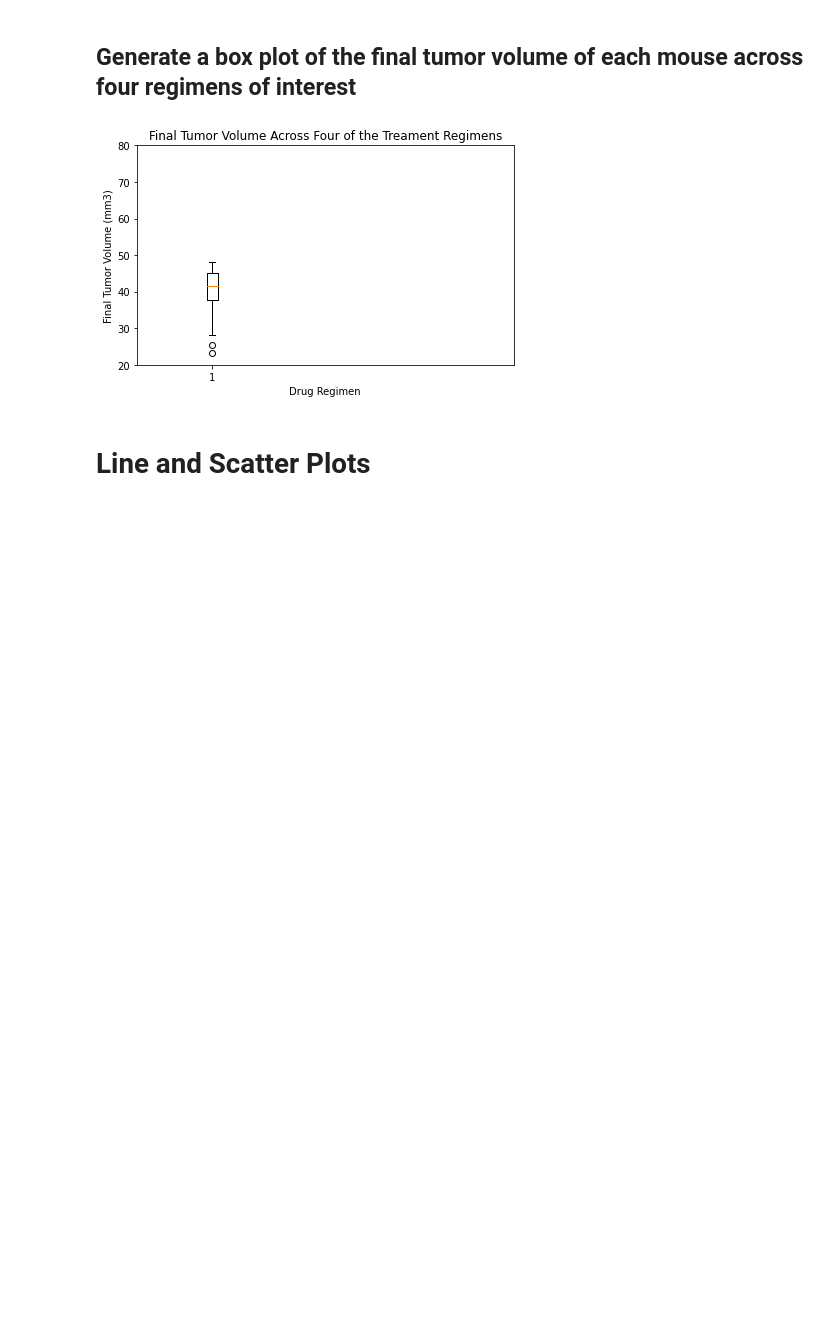
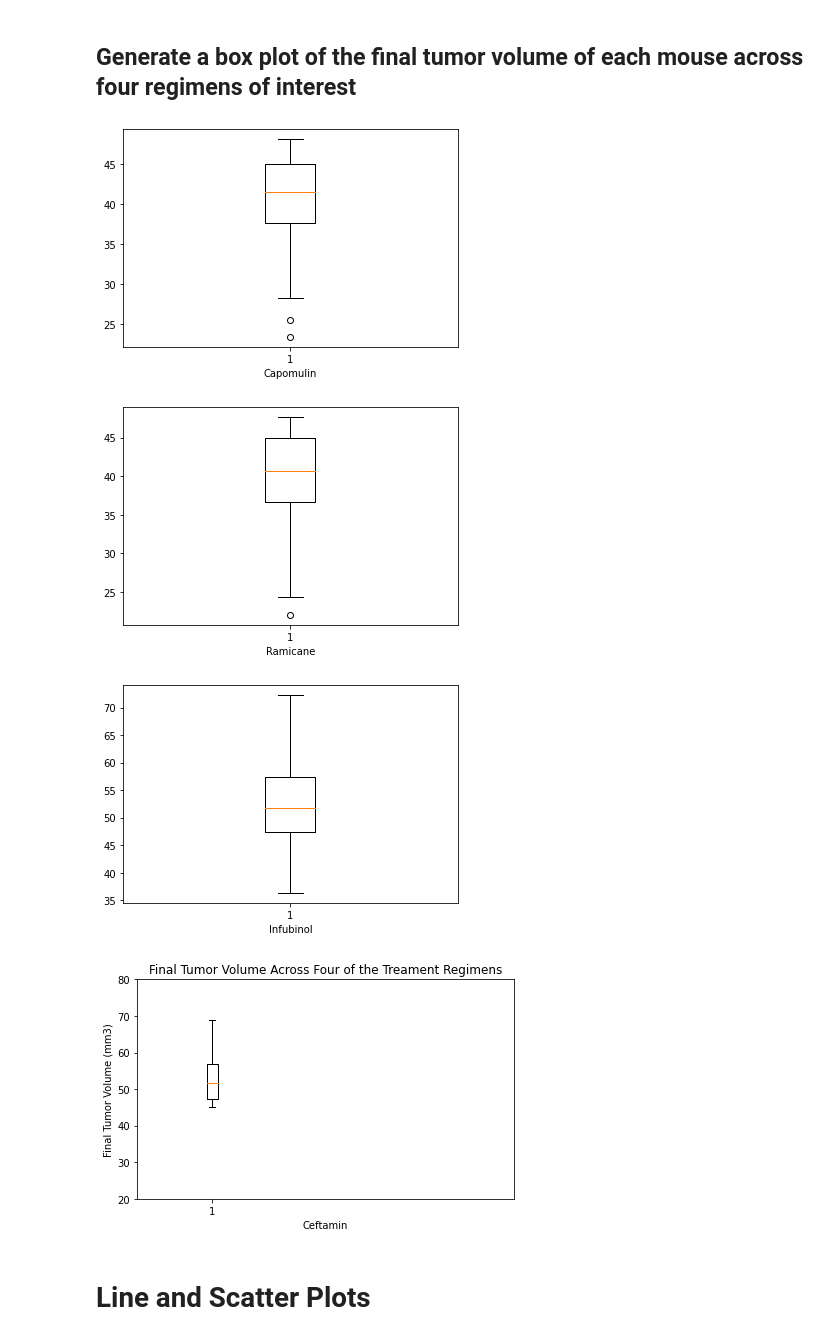
Before and after one commit to mbarrera2020/Matplotlib, a Jupyter notebook: Pymaceuticals/mainPymaceuticals.ipynb, the cells around one changed output. Drawn from its saved outputs; the diff is of its cells as text; code cells hidden in the pictures; blank space fills up the shorter version.

```diff
--- a/Pymaceuticals/mainPymaceuticals.ipynb
+++ b/Pymaceuticals/mainPymaceuticals.ipynb
@@ -654,42 +654,54 @@ Name: Tumor Volume (mm3), dtype: float64
 
 treatment_list = ["Capomulin", "Ramicane", "Infubinol", "Ceftamin"]
 
-# -- Capomulin
-tumor_vol_list = Capomulin_tum_vol
-
+#tumor_vol_list = Capomulin_tum_vol
 #tumor_vol_list = Ramicane_tum_vol
 #tumor_vol_list = Infubinol_tum_vol
 #tumor_vol_list = Ceftamin_tum_vol
-
 
 #Capomulin_df.plot.box()
 #Ramicane_df.plot.box()
 #Infubinol_df.plot.box()
 #Ceftamin_df.plot.box()
 
 x_axis = treatment_list
 y_axis = tumor_vol_list
 
 # Setting up the plot
 fig, ax = plt.subplots()
+ax.boxplot(Capomulin_tum_vol)
+ax.set_xlabel("Capomulin")
+
+fig, ax = plt.subplots()
+ax.boxplot(Ramicane_tum_vol)
+ax.set_xlabel("Ramicane")
+
+fig, ax = plt.subplots()
+ax.boxplot(Infubinol_tum_vol)
+ax.set_xlabel("Infubinol")
+
+fig, ax = plt.subplots()
+ax.boxplot(Ceftamin_tum_vol)
+ax.set_xlabel("Ceftamin")
 
 #ax.errorbar(x_axis, means, standard_errors, fmt="o")
 ax.set_xlim(0, len(treatment_list) + 1)
 ax.set_ylim(20,80)
 
 ax.set_title('Final Tumor Volume Across Four of the Treament Regimens')
-ax.set_xlabel("Drug Regimen")
+#ax.set_xlabel("Drug Regimen")
 ax.set_ylabel("Final Tumor Volume (mm3)")
-
-ax.boxplot(tumor_vol_list)
 
 plt.tight_layout()
 
 plt.show()
 
 #smaller bars are better
 # %% [output]
-[figure, old version]
+[figure, new version]
+[figure, added]
+[figure, added]
+[figure, added]
 # %% [markdown]
 # Line and Scatter Plots
 # %% [markdown]
```
